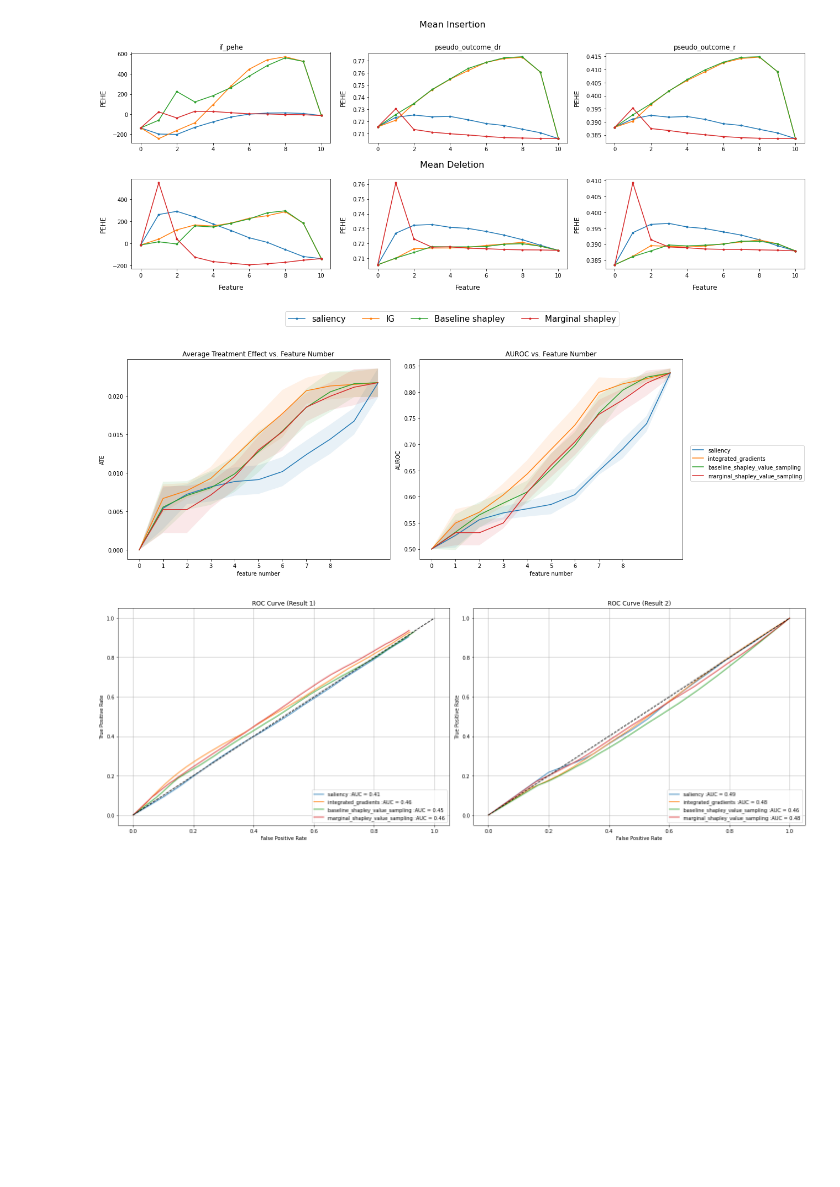
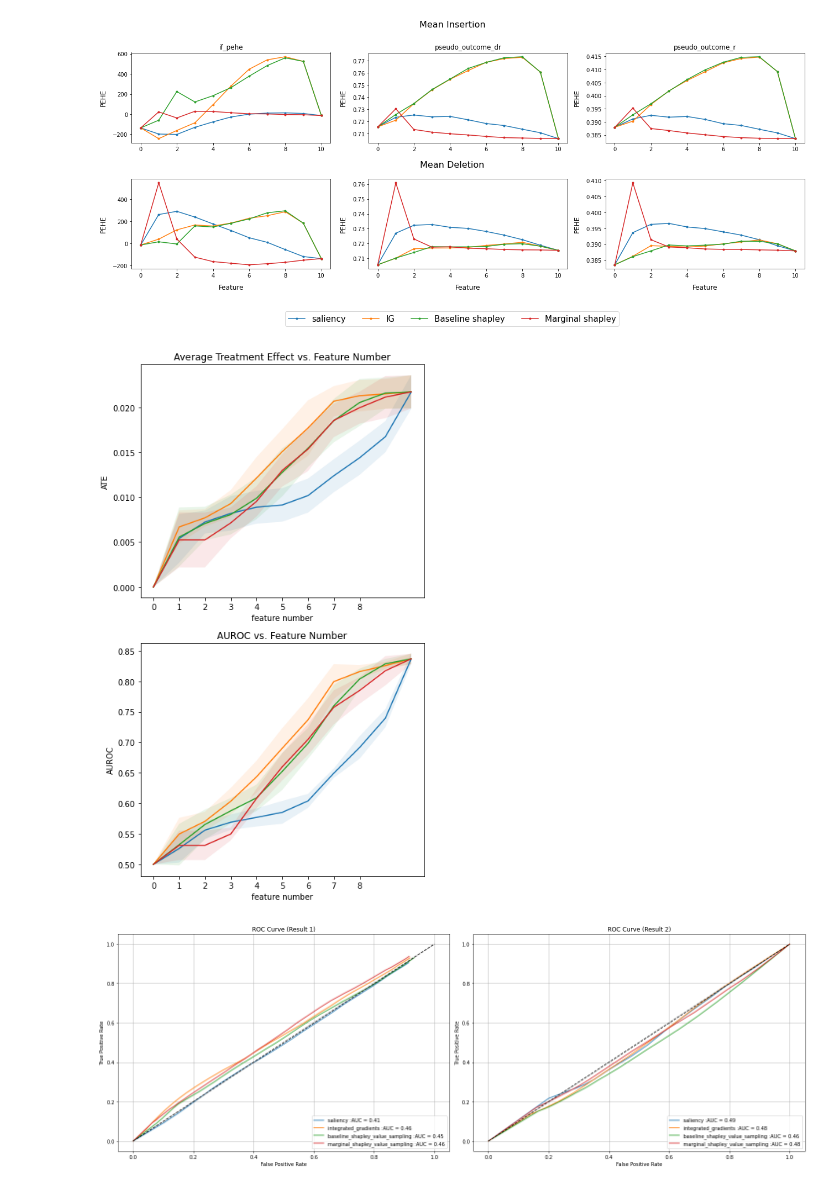
Before and after one commit to q8888620002/LIFT-XAI, a Jupyter notebook: crash_2.ipynb, the cells around one changed output. Cells and saved outputs as stored; diff of their text form; code cells hidden in the pictures; blank space fills up the shorter version.

```diff
--- a/crash_2.ipynb
+++ b/crash_2.ipynb
@@ -188,14 +210,26 @@ feature_names = [injury_mapping.get(name, name) for name in data.get_feature_nam
 # %%
-model = pseudo_outcome_nets.XLearner(
-    x_train.shape[1],
-    binary_y=(len(np.unique(y_train)) == 2),
-    n_layers_out=2,
-    n_units_out=100,
-    batch_size=128,
-    n_iter=1000,
-    nonlin="relu",
-    device="cpu",
-)
+data = Dataset("crash_2", 0)
 
-model.fit(x, y, w)
+x, w, y = data.get_data()
+
+trials = 10
+
+results = np.zeros((trials, len(x)))
+
+for i in range(trials):
+
+    model = pseudo_outcome_nets.XLearner(
+        x.shape[1],
+        binary_y=(len(np.unique(y)) == 2),
+        n_layers_out=2,
+        n_units_out=100,
+        batch_size=128,
+        n_iter=1000,
+        nonlin="relu",
+        device="cpu",
+        seed= i
+    )
+
+    model.fit(x, y, w)
+    results[i] = model.predict(x).detach().cpu().numpy().reshape(-1)
 # %% [output]
@@ -570,7 +587,7 @@ auroc_std  = {exp: np.array(result).std(axis=0) for exp, result in auroc_all.ite
 ate_results = {exp:np.array(result).mean(axis=0) for exp, result in auroc_ate.items()}
 ate_std  = {exp: np.array(result).std(axis=0) for exp, result in auroc_ate.items()}
 
-fig, (ax1, ax2) = plt.subplots(1, 2, figsize=(15,6))
+fig, (ax1, ax2) = plt.subplots(2, 1, figsize=(6,10))
 
 # Plot ATE results
 for k, v in ate_results.items():
@@ -583,35 +600,35 @@ for k, v in ate_results.items():
         alpha=0.1
     )
 
 ax1.set_xticks(range(0, 9, 1))
 ax1.set_xlabel("feature number")
 ax1.set_ylabel("ATE")
 ax1.set_title("Average Treatment Effect vs. Feature Number")
 
 # Plot AUROC results
 for k, v in auroc_results.items():
     feature_num = np.arange(v.shape[0] + 1)
     ax2.plot(feature_num, np.insert(v, 0, 0.5), label=k)
     ax2.fill_between(
         feature_num,
         np.insert(v, 0, 0.5) + np.insert(auroc_std[k], 0, 0),
         np.insert(v, 0, 0.5) - np.insert(auroc_std[k], 0, 0),
         alpha=0.1
     )
 
 ax2.set_xticks(range(0, 9, 1))
 ax2.set_xlabel("feature number")
 ax2.set_ylabel("AUROC")
 ax2.set_title("AUROC vs. Feature Number")
 
 # Adjust legend location
 handles, labels = ax2.get_legend_handles_labels()
-fig.legend(handles, labels, loc='center right', bbox_to_anchor=(1.2, 0.5))
+# fig.legend(handles, labels, loc='center right', bbox_to_anchor=(1.2, 0.5))
 
 plt.tight_layout()
 plt.show()
 # %% [output]
-[figure, old version]
+[figure, new version]
 # %%
 from sklearn.metrics import auc
 import matplotlib.pyplot as plt
```
Also changed, not shown: parts of 3 cells of this notebook, 6 other files.
